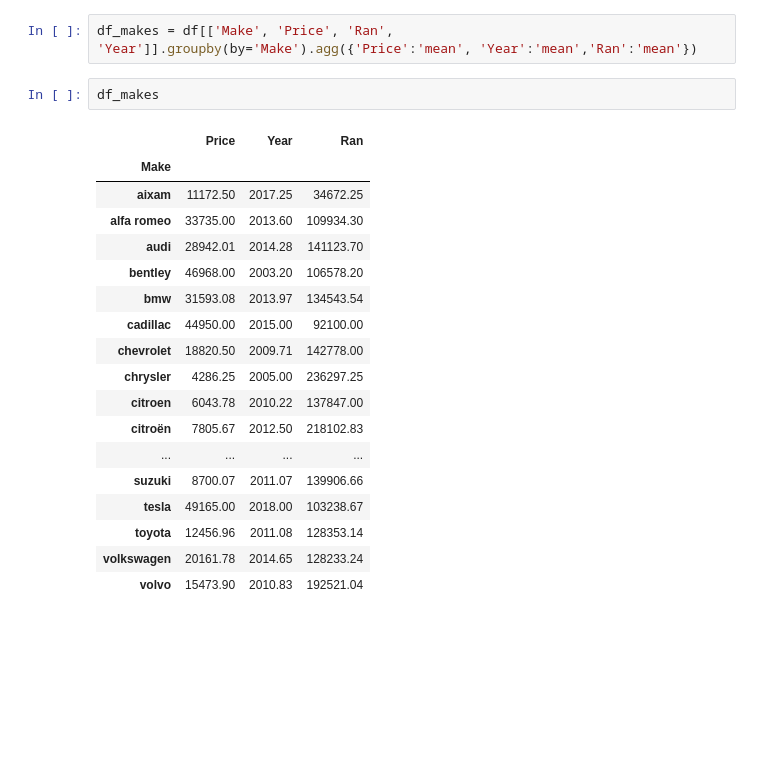
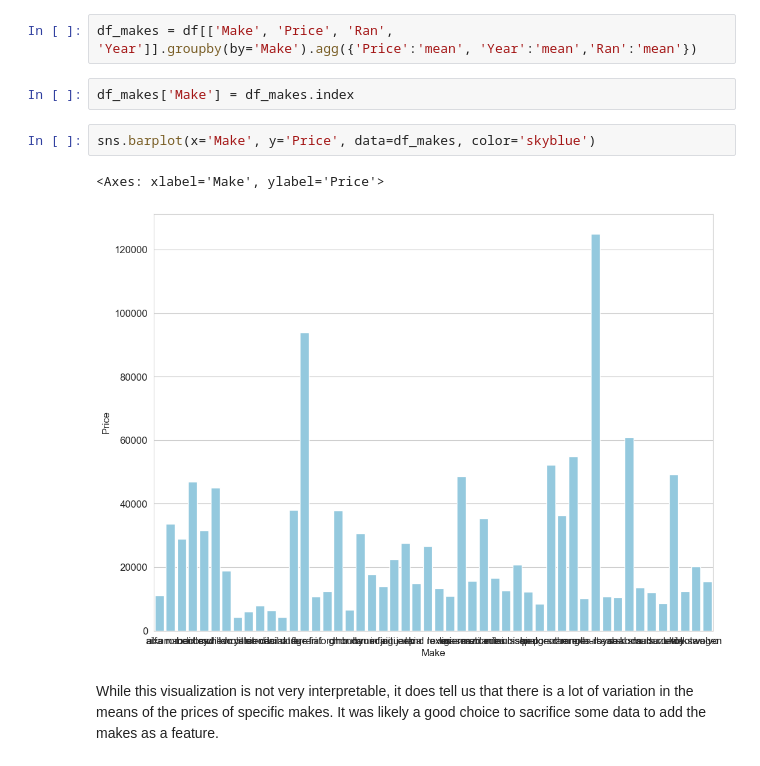
Before and after one commit to pasicdino/carmadness, a Jupyter notebook: EDA.ipynb, the cells around one changed output. Saved outputs shown, nothing was run; the diff lists cells and outputs as text; blank space fills up the shorter version.

```diff
--- a/EDA.ipynb
+++ b/EDA.ipynb
@@ -337,24 +308,12 @@ df
 2568 rows × 9 columns
 # %%
 df_makes = df[['Make', 'Price', 'Ran', 'Year']].groupby(by='Make').agg({'Price':'mean', 'Year':'mean','Ran':'mean'})
-# %%
-df_makes
-# %% [output]
-|  | Price | Year | Ran |
-| Make |  |  |  |
-| aixam | 11172.50 | 2017.25 | 34672.25 |
-| alfa romeo | 33735.00 | 2013.60 | 109934.30 |
-| audi | 28942.01 | 2014.28 | 141123.70 |
-| bentley | 46968.00 | 2003.20 | 106578.20 |
-| bmw | 31593.08 | 2013.97 | 134543.54 |
-| cadillac | 44950.00 | 2015.00 | 92100.00 |
-| chevrolet | 18820.50 | 2009.71 | 142778.00 |
-| chrysler | 4286.25 | 2005.00 | 236297.25 |
-| citroen | 6043.78 | 2010.22 | 137847.00 |
-| citroën | 7805.67 | 2012.50 | 218102.83 |
-| ... | ... | ... | ... |
-| suzuki | 8700.07 | 2011.07 | 139906.66 |
-| tesla | 49165.00 | 2018.00 | 103238.67 |
-| toyota | 12456.96 | 2011.08 | 128353.14 |
-| volkswagen | 20161.78 | 2014.65 | 128233.24 |
-| volvo | 15473.90 | 2010.83 | 192521.04 |
+# %%
+df_makes['Make'] = df_makes.index
+# %%
+sns.barplot(x='Make', y='Price', data=df_makes, color='skyblue')
+# %% [output]
+<Axes: xlabel='Make', ylabel='Price'>
+[figure, added]
+# %% [markdown]
+While this visualization is not very interpretable, it does tell us that there is a lot of variation in the means of the prices of specific makes. It was likely a good choice to sacrifice some data to add the makes as a feature.
```
Also changed, not shown: parts of 14 cells of this notebook.
